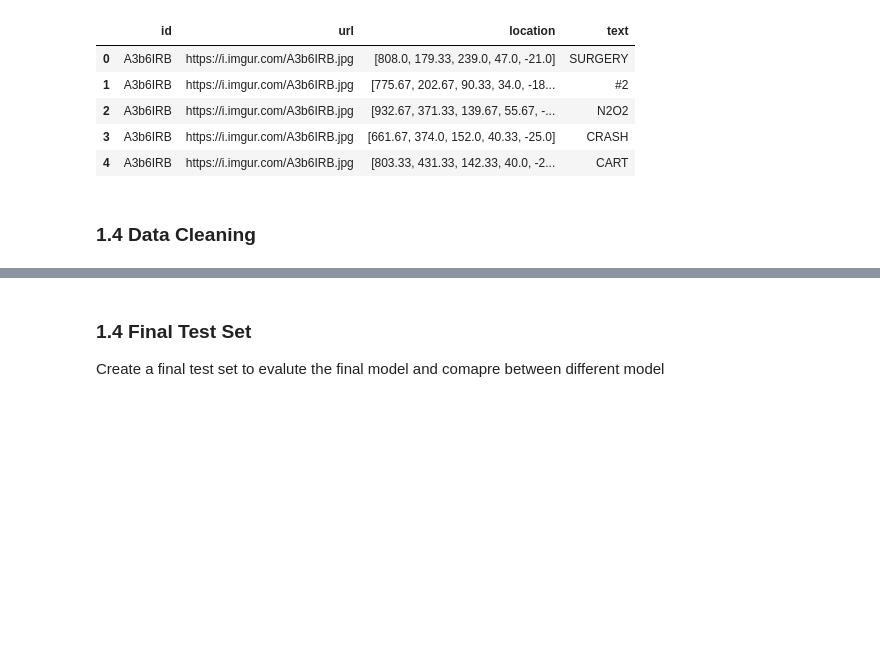
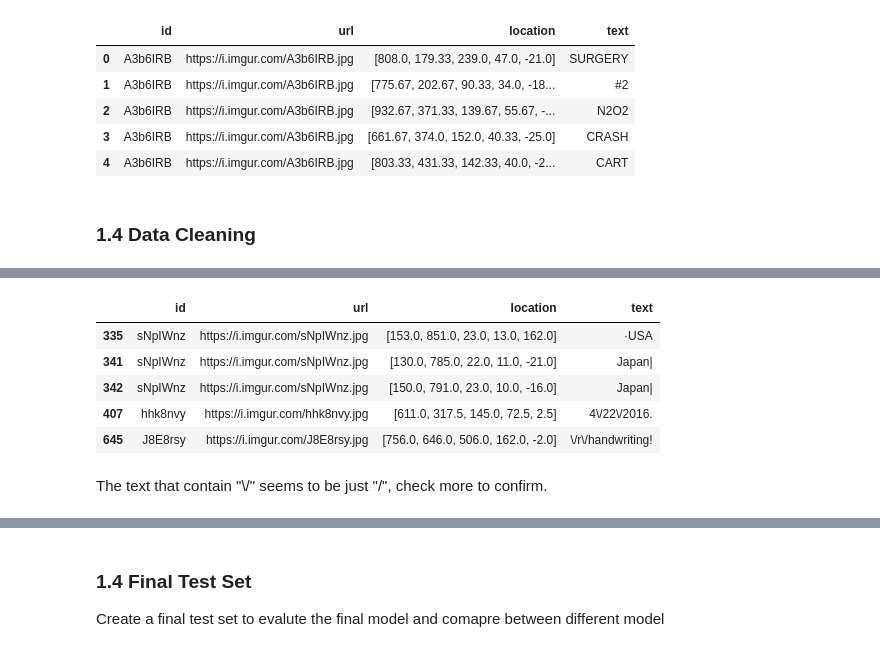
Before and after one commit to SeoliKim/stylized-handwriting-ocr, a Jupyter notebook: model.ipynb, the cells around one changed output, grey strips where cells are left out. Drawn from its saved outputs; the diff is of its cells as text; code cells hidden in the pictures; blank space fills up the shorter version.

```diff
--- a/model.ipynb
+++ b/model.ipynb
@@ -131,0 +149,18 @@ special_char_rows = df[df['text'].str.contains(special_char_pattern, regex=True,
+# %%
+# Define the pattern of allowed characters:
+# - \w for word characters (letters, numbers, underscore)
+# - \s for whitespace
+# - Specific punctuation, math symbols, and escape characters
+# - Double backslash (\\) represents a single backslash
+allowed_pattern = r'^[\w\s\.,!?;:\-+*/=()\[\]{}<>@#\$%^&_\'"\t\n]+$'
+mask = ~df['text'].str.contains(allowed_pattern, regex=True)
+non_standard_rows = df[mask]
+# %%
+non_standard_rows.head()
+# %% [output]
+|  | id | url | location | text |
+| 335 | sNpIWnz | https://i.imgur.com/sNpIWnz.jpg | [153.0, 851.0, 23.0, 13.0, 162.0] | ·USA |
+| 341 | sNpIWnz | https://i.imgur.com/sNpIWnz.jpg | [130.0, 785.0, 22.0, 11.0, -21.0] | Japan| |
+| 342 | sNpIWnz | https://i.imgur.com/sNpIWnz.jpg | [150.0, 791.0, 23.0, 10.0, -16.0] | Japan| |
+| 407 | hhk8nvy | https://i.imgur.com/hhk8nvy.jpg | [611.0, 317.5, 145.0, 72.5, 2.5] | 4\/22\/2016. |
+| 645 | J8E8rsy | https://i.imgur.com/J8E8rsy.jpg | [756.0, 646.0, 506.0, 162.0, -2.0] | \/r\/handwriting! |
@@ -131,0 +171,2 @@ special_char_rows = df[df['text'].str.contains(special_char_pattern, regex=True,
+# %% [markdown]
+The text that contain "\\/" seems to be just "/", check more to confirm.
```
Also changed, not shown: parts of 44 cells of this notebook.
